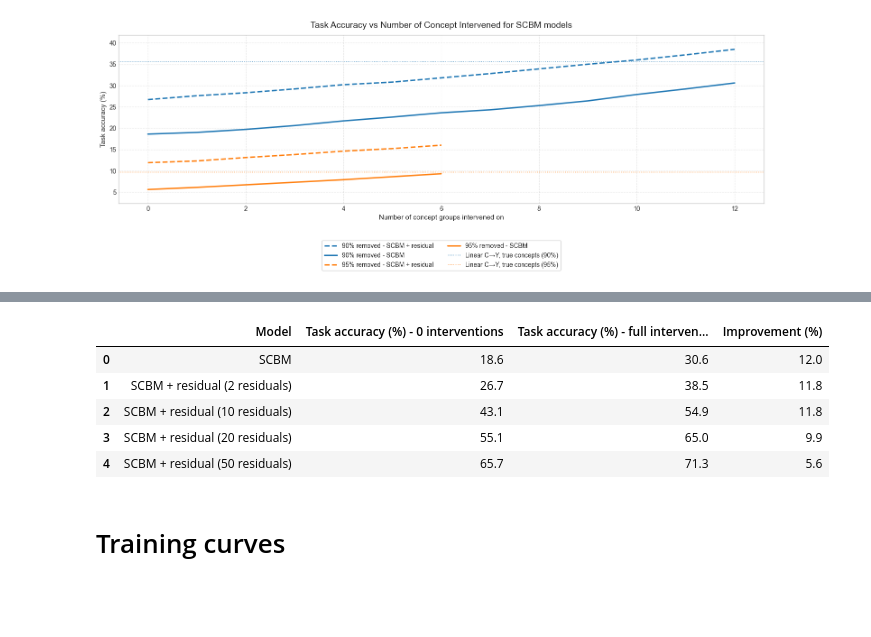
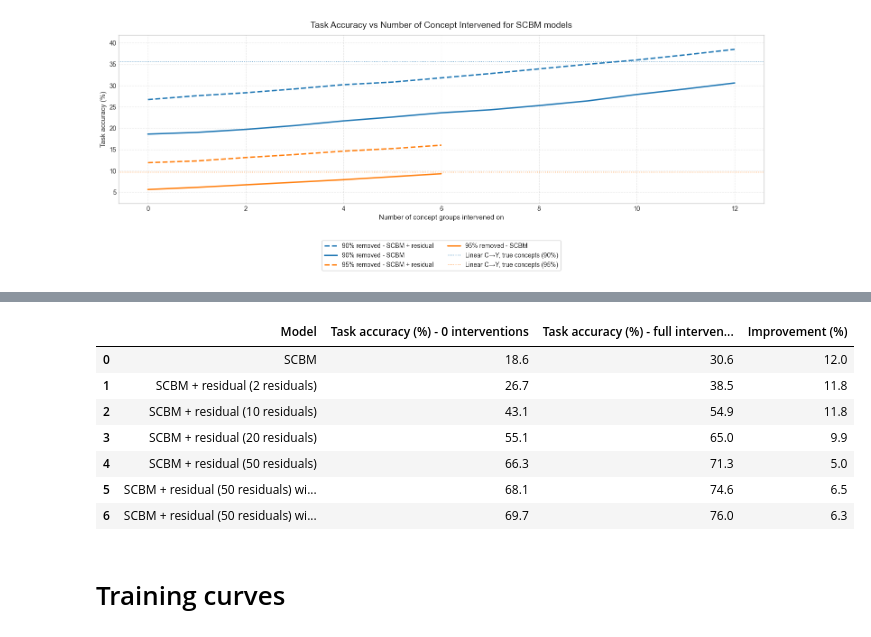
Before and after one commit to stephenmarcou/SCBM_implementation, a Jupyter notebook: results.ipynb, the cells around one changed output, grey strips where cells are left out. Cells and saved outputs as stored; diff of their text form; code cells hidden in the pictures; blank space fills up the shorter version.

```diff
--- a/results.ipynb
+++ b/results.ipynb
@@ -794,39 +821,49 @@ df_dict = {
         "SCBM + residual (10 residuals)",
         "SCBM + residual (20 residuals)",
         "SCBM + residual (50 residuals)",
+        "SCBM + residual (50 residuals) with L_int loss 1",
+        "SCBM + residual (50 residuals) with L_int loss 10",
     ],
     "Task accuracy (%) - 0 interventions": [
         y_accuracies_list_scbm_09[0],
         y_accuracies_list_scbm_res_09_2[0],
         y_accuracies_list_scbm_res_09_10[0],
         y_accuracies_list_scbm_res_09_20[0],
         y_accuracies_list_scbm_res_09_50[0],
+        y_accuracies_list_scbm_09_50_L_int_loss_1[0],
+        y_accuracies_list_scbm_09_50_L_int_loss_10[0],
     ],
     "Task accuracy (%) - full interventions": [
         y_accuracies_list_scbm_09[-1],
         y_accuracies_list_scbm_res_09_2[-1],
         y_accuracies_list_scbm_res_09_10[-1],
         y_accuracies_list_scbm_res_09_20[-1],
         y_accuracies_list_scbm_res_09_50[-1],
+        y_accuracies_list_scbm_09_50_L_int_loss_1[-1],
+        y_accuracies_list_scbm_09_50_L_int_loss_10[-1],
     ],
     "Improvement (%)": [
         y_accuracies_list_scbm_09[-1] - y_accuracies_list_scbm_09[0],
         y_accuracies_list_scbm_res_09_2[-1] - y_accuracies_list_scbm_res_09_2[0],
         y_accuracies_list_scbm_res_09_10[-1] - y_accuracies_list_scbm_res_09_10[0],
         y_accuracies_list_scbm_res_09_20[-1] - y_accuracies_list_scbm_res_09_20[0],
         y_accuracies_list_scbm_res_09_50[-1] - y_accuracies_list_scbm_res_09_50[0],
+        y_accuracies_list_scbm_09_50_L_int_loss_1[-1] - y_accuracies_list_scbm_09_50_L_int_loss_1[0],
+        y_accuracies_list_scbm_09_50_L_int_loss_10[-1] - y_accuracies_list_scbm_09_50_L_int_loss_10[0],
     ]
 }
 
 df_final_results_detailed = pd.DataFrame(df_dict)
 df_final_results_detailed.head(10)
 # %% [output]
 |  | Model | Task accuracy (%) - 0 interventions | Task accuracy (%) - full interven... | Improvement (%) |
 | 0 | SCBM | 18.6 | 30.6 | 12.0 |
 | 1 | SCBM + residual (2 residuals) | 26.7 | 38.5 | 11.8 |
 | 2 | SCBM + residual (10 residuals) | 43.1 | 54.9 | 11.8 |
 | 3 | SCBM + residual (20 residuals) | 55.1 | 65.0 | 9.9 |
-| 4 | SCBM + residual (50 residuals) | 65.7 | 71.3 | 5.6 |
+| 4 | SCBM + residual (50 residuals) | 66.3 | 71.3 | 5.0 |
+| 5 | SCBM + residual (50 residuals) wi... | 68.1 | 74.6 | 6.5 |
+| 6 | SCBM + residual (50 residuals) wi... | 69.7 | 76.0 | 6.3 |
 # %% [markdown]
 # Training curves
 # %%
```
Also changed, not shown: parts of 1 cell of this notebook, 4 other files.
